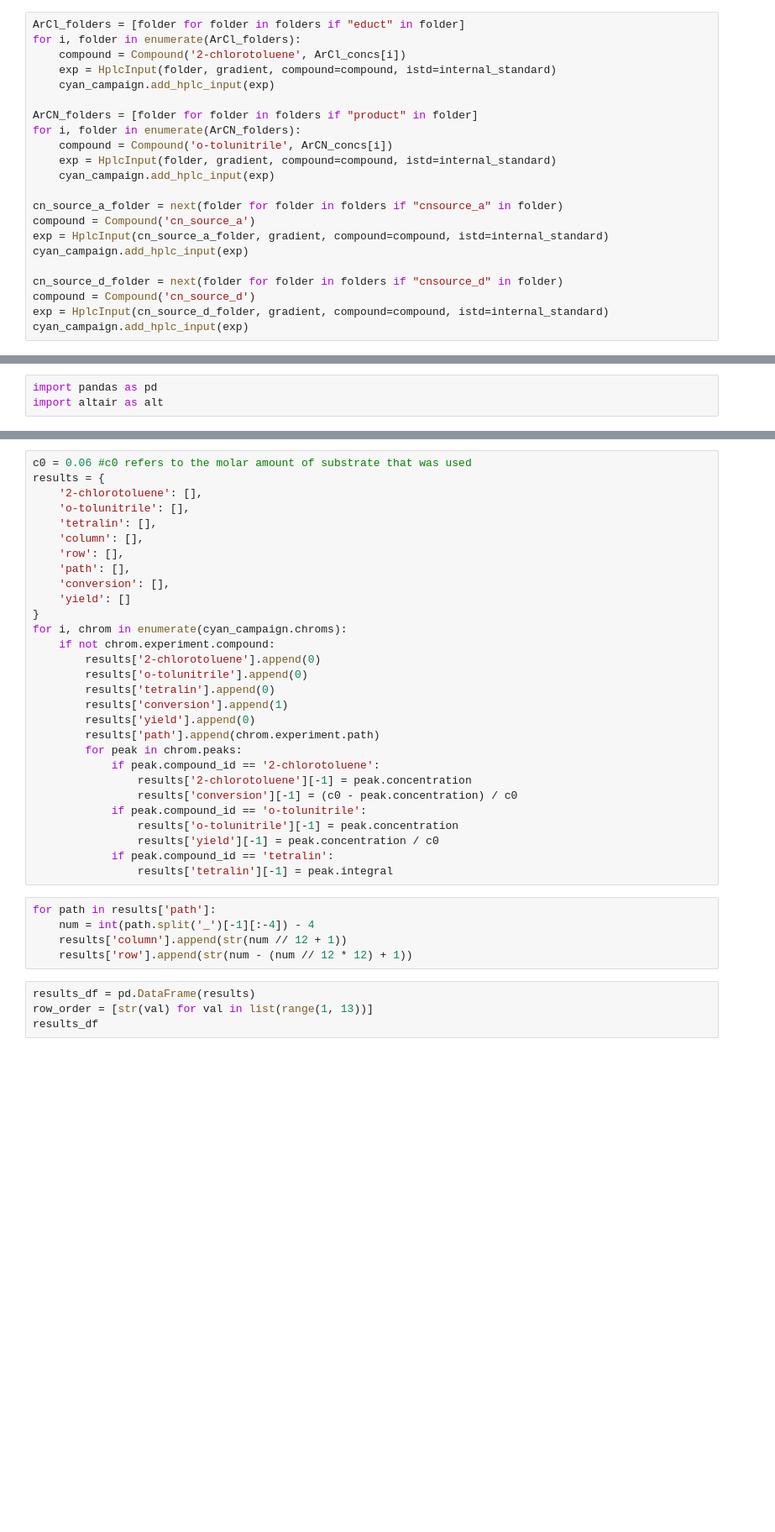
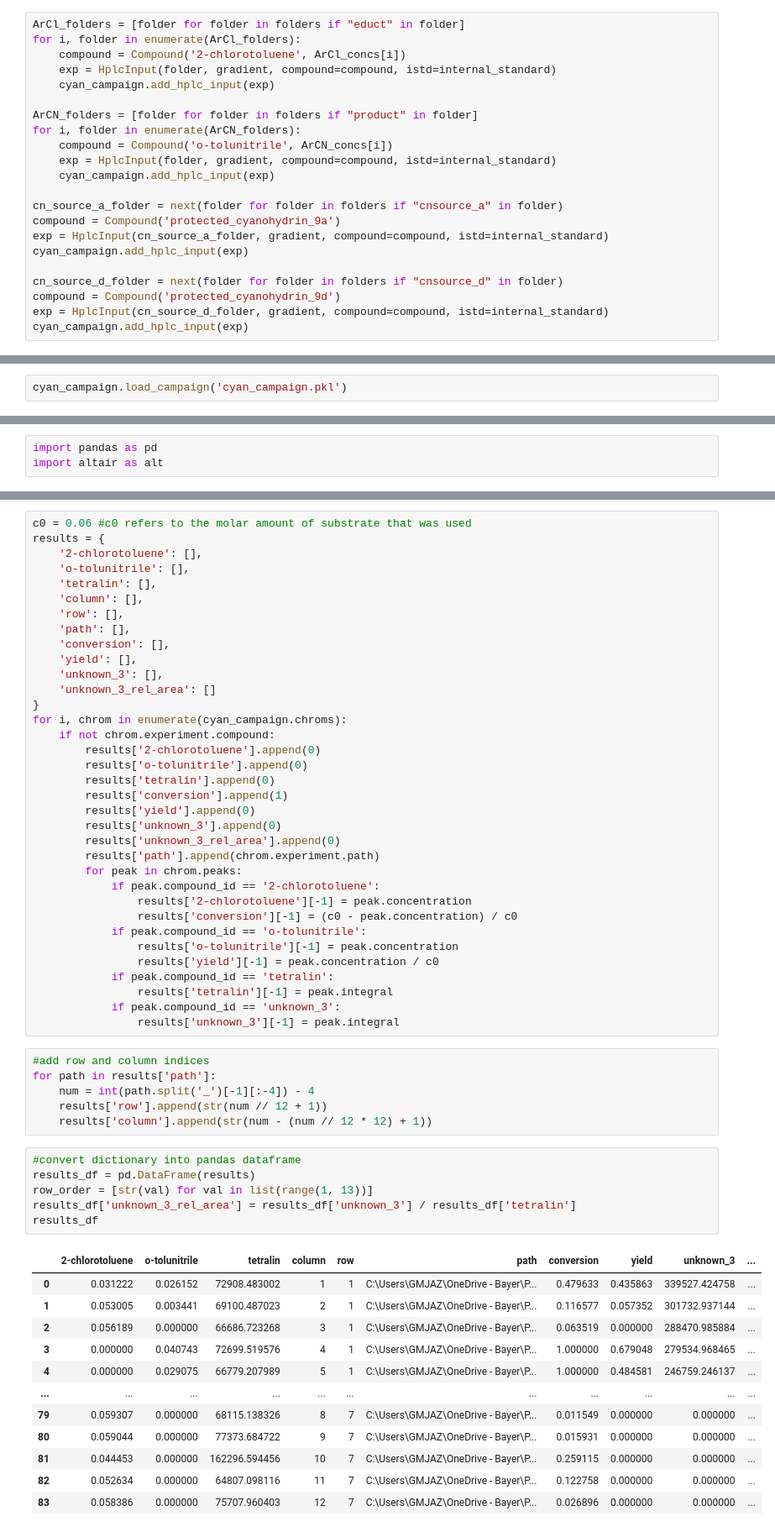
Before and after one commit to HaasCP/mocca, a Jupyter notebook: notebooks/cyanation.ipynb, the cells around one changed output, grey strips where cells are left out. Shown at 84% size. Drawn from its saved outputs; the diff is of its cells as text; blank space fills up the shorter version.

```diff
--- a/notebooks/cyanation.ipynb
+++ b/notebooks/cyanation.ipynb
@@ -109,12 +115,12 @@ for i, folder in enumerate(ArCN_folders):
     cyan_campaign.add_hplc_input(exp)
 
 cn_source_a_folder = next(folder for folder in folders if "cnsource_a" in folder)
-compound = Compound('cn_source_a')
+compound = Compound('protected_cyanohydrin_9a')
 exp = HplcInput(cn_source_a_folder, gradient, compound=compound, istd=internal_standard)
 cyan_campaign.add_hplc_input(exp)
 
 cn_source_d_folder = next(folder for folder in folders if "cnsource_d" in folder)
-compound = Compound('cn_source_d')
+compound = Compound('protected_cyanohydrin_9d')
 exp = HplcInput(cn_source_d_folder, gradient, compound=compound, istd=internal_standard)
 cyan_campaign.add_hplc_input(exp)
 # %% [markdown]
@@ -141 +155,3 @@ Wall time: 22min 20s
+# %%
+cyan_campaign.load_campaign('cyan_campaign.pkl')
 # %% [markdown]
@@ -177,7 +199,9 @@ results = {
     'row': [],
     'path': [],
     'conversion': [],
-    'yield': []
+    'yield': [],
+    'unknown_3': [],
+    'unknown_3_rel_area': []
 }
 for i, chrom in enumerate(cyan_campaign.chroms):
     if not chrom.experiment.compound:
@@ -186,6 +210,8 @@ for i, chrom in enumerate(cyan_campaign.chroms):
         results['tetralin'].append(0)
         results['conversion'].append(1)
         results['yield'].append(0)
+        results['unknown_3'].append(0)
+        results['unknown_3_rel_area'].append(0)
         results['path'].append(chrom.experiment.path)
         for peak in chrom.peaks:
             if peak.compound_id == '2-chlorotoluene':
@@ -196,12 +222,30 @@ for i, chrom in enumerate(cyan_campaign.chroms):
                 results['yield'][-1] = peak.concentration / c0
             if peak.compound_id == 'tetralin':
                 results['tetralin'][-1] = peak.integral
+            if peak.compound_id == 'unknown_3':
+                results['unknown_3'][-1] = peak.integral
 # %%
+#add row and column indices
 for path in results['path']:
     num = int(path.split('_')[-1][:-4]) - 4
-    results['column'].append(str(num // 12 + 1))
-    results['row'].append(str(num - (num // 12 * 12) + 1))
+    results['row'].append(str(num // 12 + 1))
+    results['column'].append(str(num - (num // 12 * 12) + 1))
 # %%
+#convert dictionary into pandas dataframe
 results_df = pd.DataFrame(results)
 row_order = [str(val) for val in list(range(1, 13))]
+results_df['unknown_3_rel_area'] = results_df['unknown_3'] / results_df['tetralin']
 results_df
+# %% [output]
+|  | 2-chlorotoluene | o-tolunitrile | tetralin | column | row | path | conversion | yield | unknown_3 | ... |
+| 0 | 0.031222 | 0.026152 | 72908.483002 | 1 | 1 | C:\Users\GMJAZ\OneDrive - Bayer\P... | 0.479633 | 0.435863 | 339527.424758 | ... |
+| 1 | 0.053005 | 0.003441 | 69100.487023 | 2 | 1 | C:\Users\GMJAZ\OneDrive - Bayer\P... | 0.116577 | 0.057352 | 301732.937144 | ... |
+| 2 | 0.056189 | 0.000000 | 66686.723268 | 3 | 1 | C:\Users\GMJAZ\OneDrive - Bayer\P... | 0.063519 | 0.000000 | 288470.985884 | ... |
+| 3 | 0.000000 | 0.040743 | 72699.519576 | 4 | 1 | C:\Users\GMJAZ\OneDrive - Bayer\P... | 1.000000 | 0.679048 | 279534.968465 | ... |
+| 4 | 0.000000 | 0.029075 | 66779.207989 | 5 | 1 | C:\Users\GMJAZ\OneDrive - Bayer\P... | 1.000000 | 0.484581 | 246759.246137 | ... |
+| ... | ... | ... | ... | ... | ... | ... | ... | ... | ... | ... |
+| 79 | 0.059307 | 0.000000 | 68115.138326 | 8 | 7 | C:\Users\GMJAZ\OneDrive - Bayer\P... | 0.011549 | 0.000000 | 0.000000 | ... |
+| 80 | 0.059044 | 0.000000 | 77373.684722 | 9 | 7 | C:\Users\GMJAZ\OneDrive - Bayer\P... | 0.015931 | 0.000000 | 0.000000 | ... |
+| 81 | 0.044453 | 0.000000 | 162296.594456 | 10 | 7 | C:\Users\GMJAZ\OneDrive - Bayer\P... | 0.259115 | 0.000000 | 0.000000 | ... |
+| 82 | 0.052634 | 0.000000 | 64807.098116 | 11 | 7 | C:\Users\GMJAZ\OneDrive - Bayer\P... | 0.122758 | 0.000000 | 0.000000 | ... |
+| 83 | 0.058386 | 0.000000 | 75707.960403 | 12 | 7 | C:\Users\GMJAZ\OneDrive - Bayer\P... | 0.026896 | 0.000000 | 0.000000 | ... |
```
Also changed, not shown: parts of 37 cells of this notebook, 35 other files.
